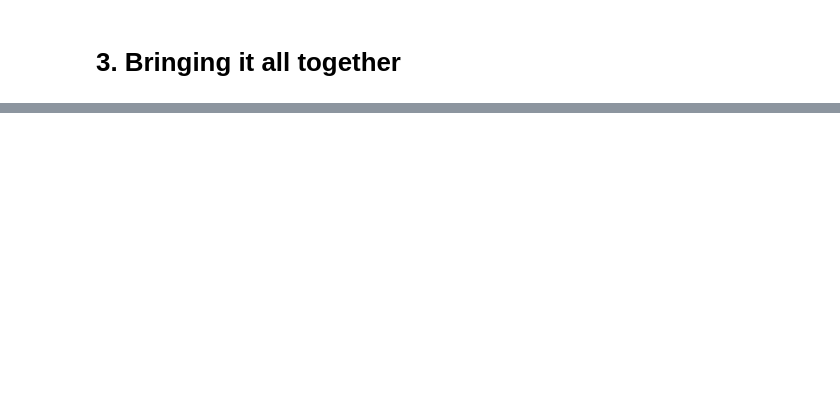
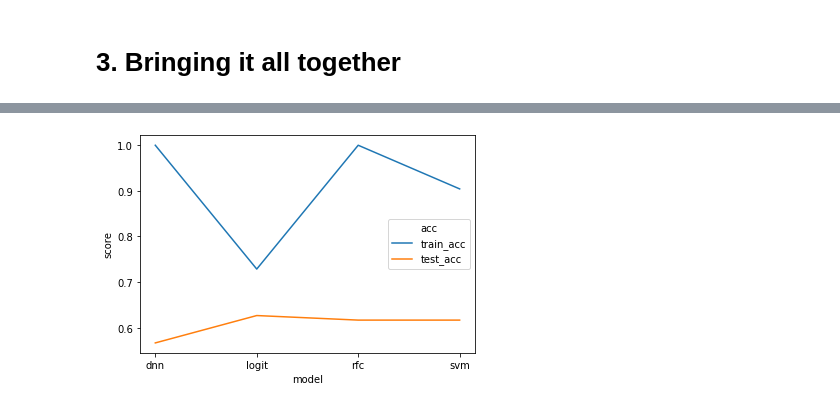
Before and after one commit to bilha-analytics/play_oopz, a Jupyter notebook: notebooks/001_re_redux_play.ipynb, the cells around one changed output, grey strips where cells are left out. Cells and saved outputs as stored; diff of their text form; code cells hidden in the pictures; blank space fills up the shorter version.

```diff
--- a/notebooks/001_re_redux_play.ipynb
+++ b/notebooks/001_re_redux_play.ipynb
@@ -497,0 +569,33 @@ sns.lineplot(x='model', y='score', hue='acc',data=d)
+# %%
+modelz = [
+    ('logit', LogisticRegression()),
+    ('rfc', RandomForestClassifier(n_estimators=200) ),
+    ('svm', SVC(C=1, kernel='rbf') ) ,
+    ('dnn', MLPClassifier(
+        hidden_layer_sizes=(128, 64, 32, 5), max_iter=500
+        ) ),
+]
+
+acc= []
+for i, model in enumerate(modelz):
+     #('minmax', MinMaxScaler()),
+    res = run_with ( Pipeline([ *revz_pipe, model ]) ,
+
+                    f"{i+1}. {model[0]}",
+
+                    X_train, X_test, y_train, y_test,
+
+                    logit=False
+             )
+    acc.append( [model[0], *res] )
+
+
+d = pd.DataFrame.from_records(acc)
+d.columns = ['model', 'train_acc', 'test_acc']
+d = pd.melt(d, id_vars=['model'],
+               value_vars=['train_acc', 'test_acc'],
+               var_name='acc', value_name='score')
+# d
+sns.lineplot(x='model', y='score', hue='acc',data=d);
+# %% [output]
+[figure, added]
```
Also changed, not shown: parts of 21 cells of this notebook, 2 other files.
